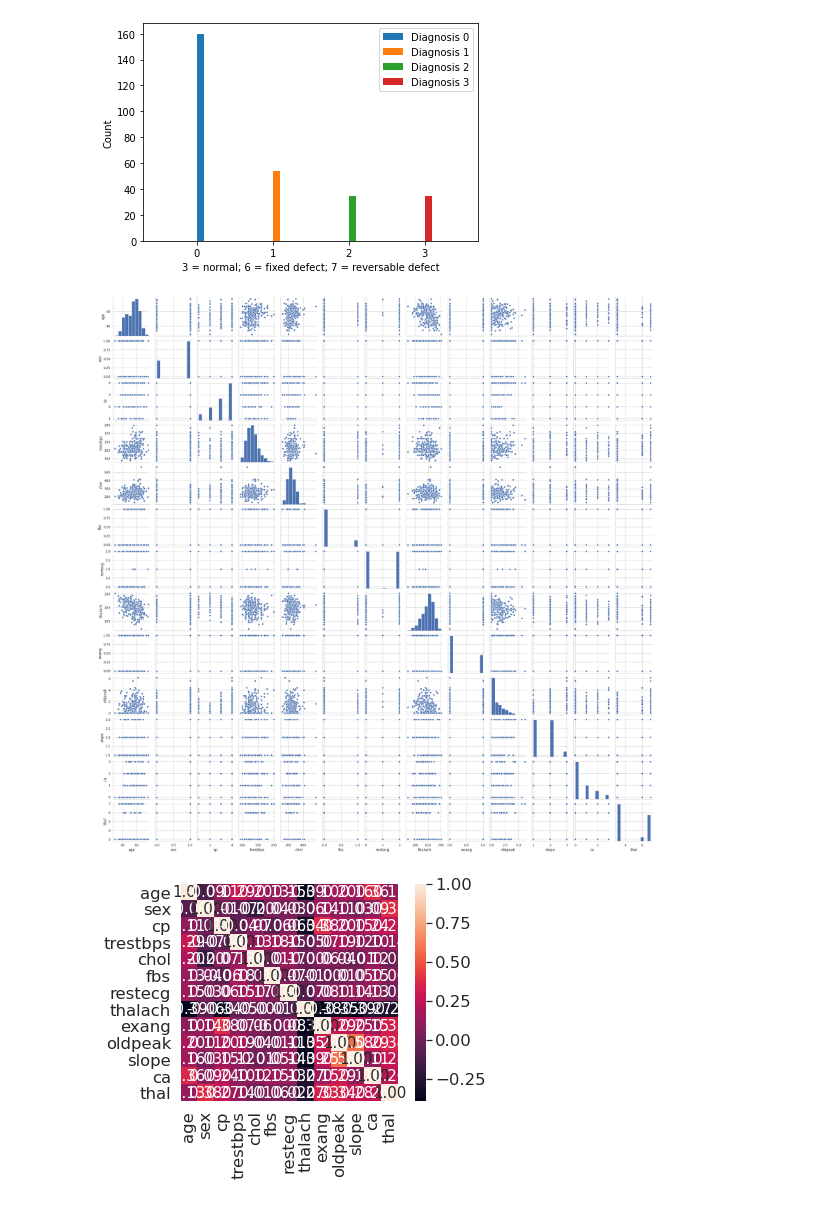
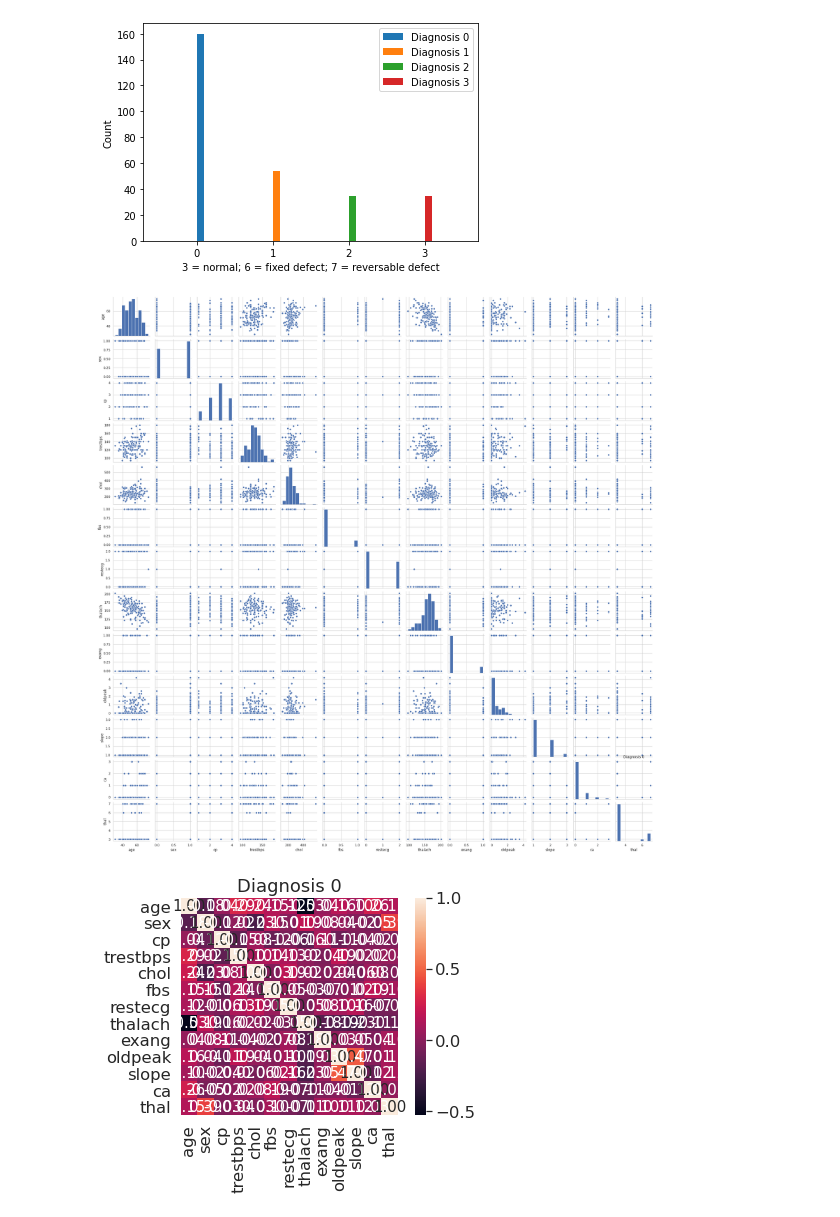
Before and after one commit to joaogomes18/Machine-Learning, a Jupyter notebook: 1stAssignment/1sAssignmentVisualData.ipynb, the cells around one changed output. Saved outputs shown, nothing was run; the diff lists cells and outputs as text; code cells hidden in the pictures.

```diff
--- a/1stAssignment/1sAssignmentVisualData.ipynb
+++ b/1stAssignment/1sAssignmentVisualData.ipynb
@@ -20,6 +20,17 @@ data.head()
 data.drop(data[data["ca"] == '?'].index, inplace=True)
 data.drop(data[data["thal"] == '?'].index, inplace=True)
 data = data.astype('float64')
+data0 = data.drop(data[data["diagnosis"] != 0].index)
+data1 = data.drop(data[data["diagnosis"] != 1].index)
+data2 = data.drop(data[data["diagnosis"] != 2].index)
+data3 = data.drop(data[data["diagnosis"] != 3].index)
+data4 = data.drop(data[data["diagnosis"] != 4].index)
+
+#print(len(data0)) 160
+#print(len(data1)) 54
+#print(len(data2)) 35
+#print(len(data3)) 35
+#print(len(data4)) 13
 data.describe()
 # %% [output]
 |  | age | sex | cp | trestbps | chol | fbs | restecg | thalach | exang | oldpeak | slope | ... |
@@ -151,16 +162,18 @@ plt.legend(["Diagnosis 0", "Diagnosis 1", "Diagnosis 2", "Diagnosis 3"])
 [figure]
 # %%
 sns.set(style='whitegrid', context='notebook')
-sns.pairplot(data[["age", "sex", "cp", "trestbps", "chol", "fbs", "restecg", "thalach", "exang", "oldpeak", "slope", "ca", "thal"]], size=2)
+sns.pairplot(data0[["age", "sex", "cp", "trestbps", "chol", "fbs", "restecg", "thalach", "exang", "oldpeak", "slope", "ca", "thal"]], height=2)
+plt.title("Diagnosis 0")
 plt.show()
 # %% [output]
-[figure, old version]
+[figure, new version]
 # %%
 cols = ["age", "sex", "cp", "trestbps", "chol", "fbs", "restecg", "thalach", "exang", "oldpeak", "slope", "ca", "thal"]
-cm = np.corrcoef(data[["age", "sex", "cp", "trestbps", "chol", "fbs", "restecg", "thalach", "exang", "oldpeak", "slope", "ca", "thal"]].values.T)
+cm = np.corrcoef(data0[["age", "sex", "cp", "trestbps", "chol", "fbs", "restecg", "thalach", "exang", "oldpeak", "slope", "ca", "thal"]].values.T)
 sns.set(font_scale=1.5)
 hm = sns.heatmap(cm, cbar=True, annot=True, square=True, fmt='.2f', annot_kws={'size':15},
                  yticklabels=cols, xticklabels=cols)
+plt.title("Diagnosis 0")
 plt.show()
 # %% [output]
-[figure, old version]
+[figure, new version]
```
Also changed, not shown: parts of 8 cells of this notebook.
